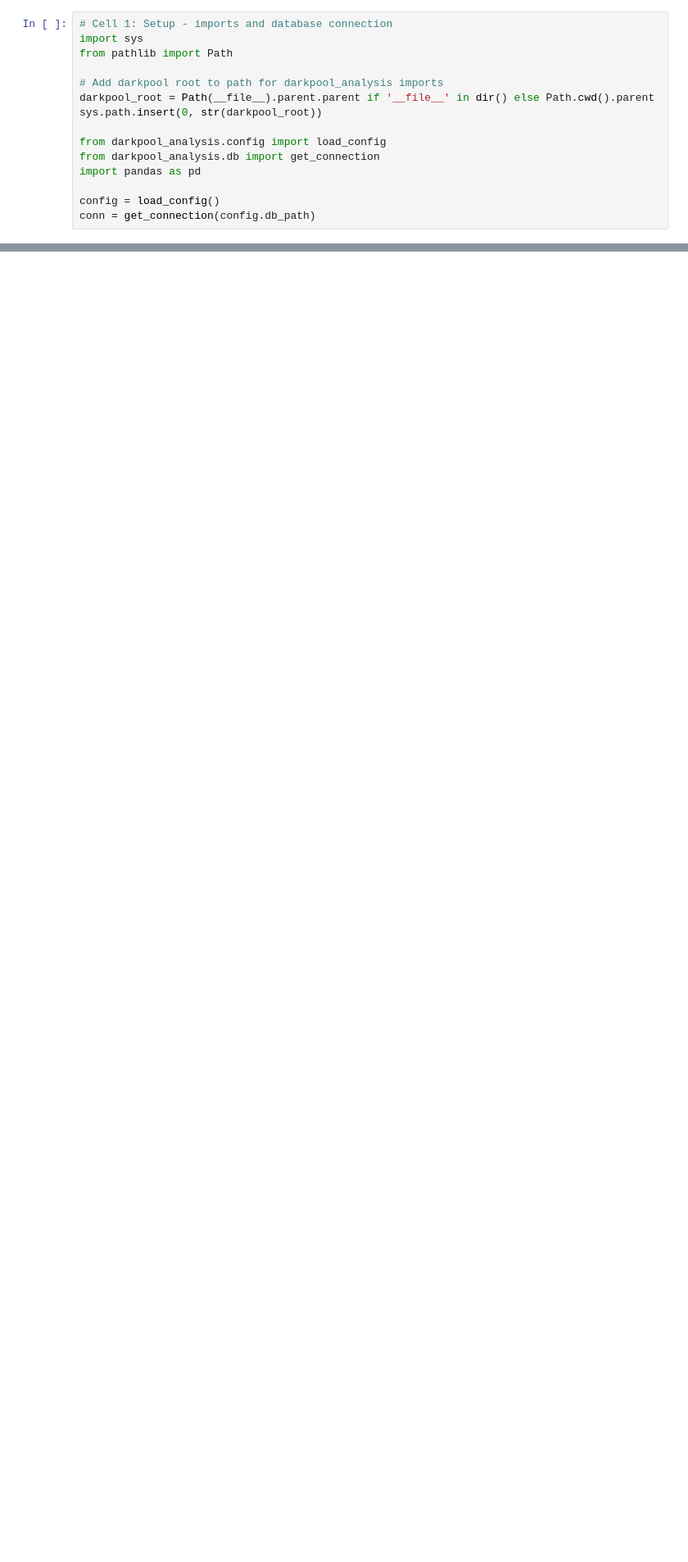
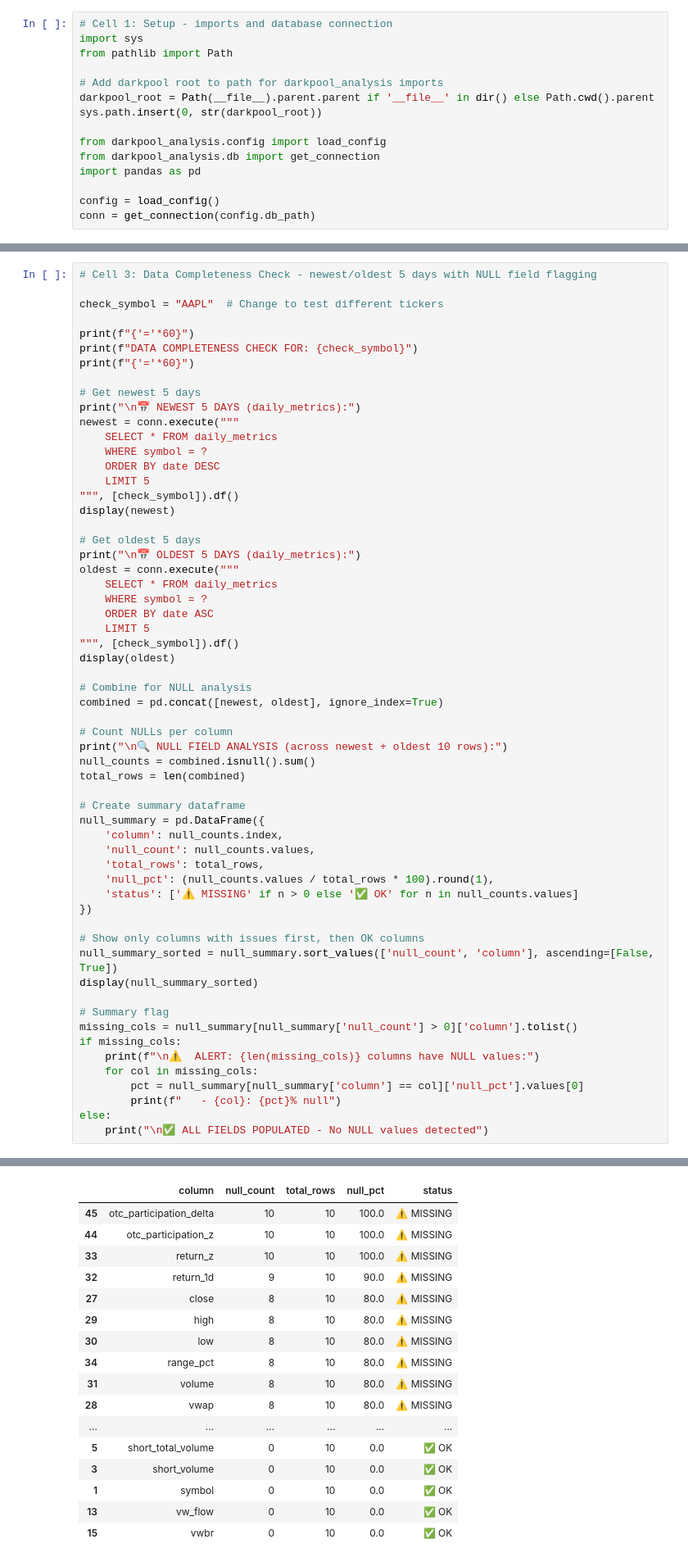
Before and after one commit to MoreCowwbell/darkpool, a Jupyter notebook: Special_tools/database_check.ipynb, the cells around one changed output, grey strips where cells are left out. Shown at 82% size. Saved outputs shown, nothing was run; the diff lists cells and outputs as text; blank space fills up the shorter version.

```diff
--- a/Special_tools/database_check.ipynb
+++ b/Special_tools/database_check.ipynb
@@ -222,0 +61,60 @@ conn.close()
+# %%
+# Cell 3: Data Completeness Check - newest/oldest 5 days with NULL field flagging
+
+check_symbol = "AAPL"  # Change to test different tickers
+
+print(f"{'='*60}")
+print(f"DATA COMPLETENESS CHECK FOR: {check_symbol}")
+print(f"{'='*60}")
+
+# Get newest 5 days
+print("\n📅 NEWEST 5 DAYS (daily_metrics):")
+newest = conn.execute("""
+    SELECT * FROM daily_metrics
+    WHERE symbol = ?
+    ORDER BY date DESC
+    LIMIT 5
+""", [check_symbol]).df()
+display(newest)
+
+# Get oldest 5 days
+print("\n📅 OLDEST 5 DAYS (daily_metrics):")
+oldest = conn.execute("""
+    SELECT * FROM daily_metrics
+    WHERE symbol = ?
+    ORDER BY date ASC
+    LIMIT 5
+""", [check_symbol]).df()
+display(oldest)
+
+# Combine for NULL analysis
+combined = pd.concat([newest, oldest], ignore_index=True)
+
+# Count NULLs per column
+print("\n🔍 NULL FIELD ANALYSIS (across newest + oldest 10 rows):")
+null_counts = combined.isnull().sum()
+total_rows = len(combined)
+
+# Create summary dataframe
+null_summary = pd.DataFrame({
+    'column': null_counts.index,
+    'null_count': null_counts.values,
+    'total_rows': total_rows,
+    'null_pct': (null_counts.values / total_rows * 100).round(1),
+    'status': ['⚠️ MISSING' if n > 0 else '✅ OK' for n in null_counts.values]
+})
+
+# Show only columns with issues first, then OK columns
+null_summary_sorted = null_summary.sort_values(['null_count', 'column'], ascending=[False, True])
+display(null_summary_sorted)
+
+# Summary flag
+missing_cols = null_summary[null_summary['null_count'] > 0]['column'].tolist()
+if missing_cols:
+    print(f"\n⚠️  ALERT: {len(missing_cols)} columns have NULL values:")
+    for col in missing_cols:
+        pct = null_summary[null_summary['column'] == col]['null_pct'].values[0]
+        print(f"   - {col}: {pct}% null")
+else:
+    print("\n✅ ALL FIELDS POPULATED - No NULL values detected")
+# %% [output]
@@ -222,0 +142,17 @@ conn.close()
+|  | column | null_count | total_rows | null_pct | status |
+| 45 | otc_participation_delta | 10 | 10 | 100.0 | ⚠️ MISSING |
+| 44 | otc_participation_z | 10 | 10 | 100.0 | ⚠️ MISSING |
+| 33 | return_z | 10 | 10 | 100.0 | ⚠️ MISSING |
+| 32 | return_1d | 9 | 10 | 90.0 | ⚠️ MISSING |
+| 27 | close | 8 | 10 | 80.0 | ⚠️ MISSING |
+| 29 | high | 8 | 10 | 80.0 | ⚠️ MISSING |
+| 30 | low | 8 | 10 | 80.0 | ⚠️ MISSING |
+| 34 | range_pct | 8 | 10 | 80.0 | ⚠️ MISSING |
+| 31 | volume | 8 | 10 | 80.0 | ⚠️ MISSING |
+| 28 | vwap | 8 | 10 | 80.0 | ⚠️ MISSING |
+| ... | ... | ... | ... | ... | ... |
+| 5 | short_total_volume | 0 | 10 | 0.0 | ✅ OK |
+| 3 | short_volume | 0 | 10 | 0.0 | ✅ OK |
+| 1 | symbol | 0 | 10 | 0.0 | ✅ OK |
+| 13 | vw_flow | 0 | 10 | 0.0 | ✅ OK |
+| 15 | vwbr | 0 | 10 | 0.0 | ✅ OK |
```
Also changed, not shown: parts of 35 cells of this notebook, 7 other files.
